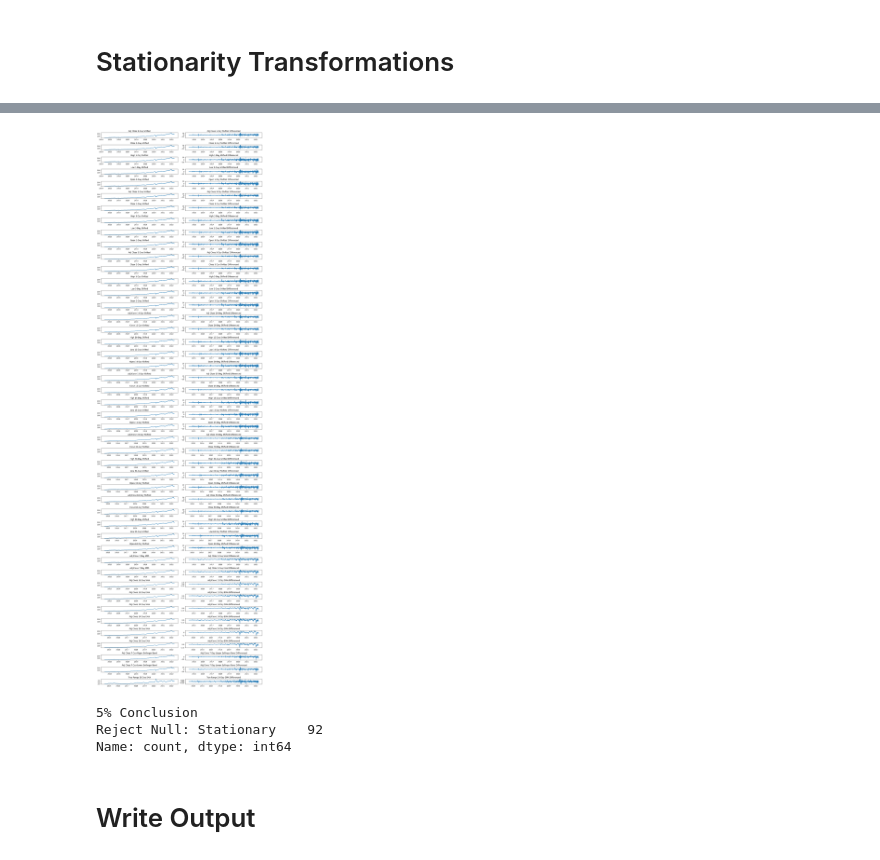
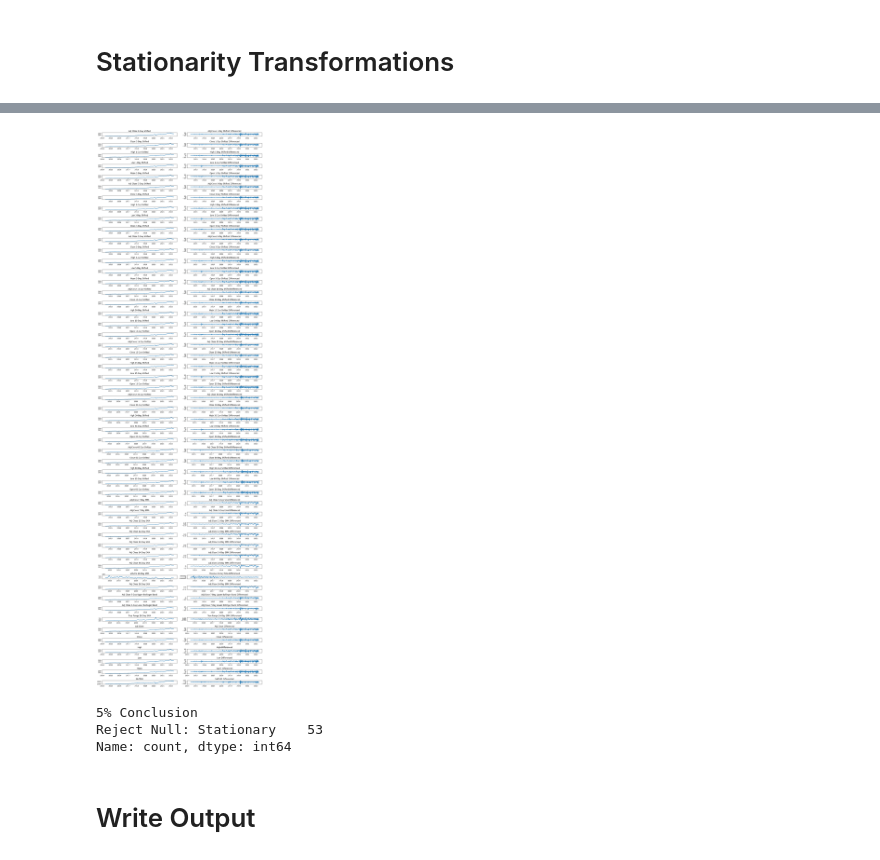
Before and after one commit to ed-churchill/ibm-ml-certificate, a Jupyter notebook: ibm-classification-feature-engineering.ipynb, the cells around one changed output, grey strips where cells are left out. Saved outputs shown, nothing was run; the diff lists cells and outputs as text; code cells hidden in the pictures.

```diff
--- a/ibm-classification-feature-engineering.ipynb
+++ b/ibm-classification-feature-engineering.ipynb
@@ -311,7 +311,7 @@ from statsmodels.tsa.stattools import adfuller
 # %%
 # Get stocks to perform adf test on
 import random
-n_stocks = 2
+n_stocks = 1
 stocks = random.sample(
     list(df['Symbol'].unique()),
     n_stocks
@@ -545,7 +545,7 @@ to_drop = [c for c in non_stationary_macro_cols if c.endswith('Shifted')]
 df.drop(to_drop, axis=1, inplace=True)
 # %%
 # Use first order differencing to trasnform columns
-to_transform = [c for c in non_stationary_macro_cols if not c.endswith('Shifted')]
+to_transform = [c for c in non_stationary_macro_cols if not c.endswith('Shifted')] +  [m for m in macro_cols if m != 'Home Price Index']
 transformed_col_names = [f"{c} Differenced" for c in to_transform]
 df[transformed_col_names] = df.groupby('Symbol')[to_transform].transform(lambda x: x.diff())
 
@@ -580,26 +580,26 @@ Lots of shifted values are non-stationary so we transform these and some other c
 # %%
 # Use first order differencing to trasnform columns
-to_transform = [c for c in non_stationary_stock_cols if c != 'Year']
+to_transform = [c for c in non_stationary_stock_cols if c != 'Year'] + ['Adj Close', 'Close', 'High', 'Low', 'Open', 'S&P500']
 transformed_col_names = [f"{c} Differenced" for c in to_transform]
 df[transformed_col_names] = df.groupby('Symbol')[to_transform].transform(lambda x: x.diff())
 
 # Data to do plots for 1 stock
 df1 = df[df['Symbol'] == 1]
 
 # Plot before and after transformation
 fig, axes = plt.subplots(len(to_transform), 2, figsize=(15, 50))
 for i, (c1, c2) in enumerate(zip(to_transform, transformed_col_names)):
     axes[i, 0].plot(df1['Date'], df1[c1])
     axes[i, 1].plot(df1['Date'], df1[c2])
     axes[i, 0].set_title(c1)
     axes[i, 1].set_title(c2)
 plt.tight_layout()
 plt.show()
 
 # Drop columns that were transformed
 df.drop(to_transform, axis=1, inplace=True)
 # %% [output]
-[figure, old version]
+[figure, new version]
 # %%
 # Perform ADF Test for transformed columns
 results = adf_test_stocks(
@@ -610,7 +610,7 @@ results = adf_test_stocks(
 results['5% Conclusion'].value_counts()
 # %% [output]
 5% Conclusion
-Reject Null: Stationary    92
+Reject Null: Stationary    53
 Name: count, dtype: int64
 # %% [markdown]
 # Write Output
```
Also changed, not shown: parts of 6 cells of this notebook.
